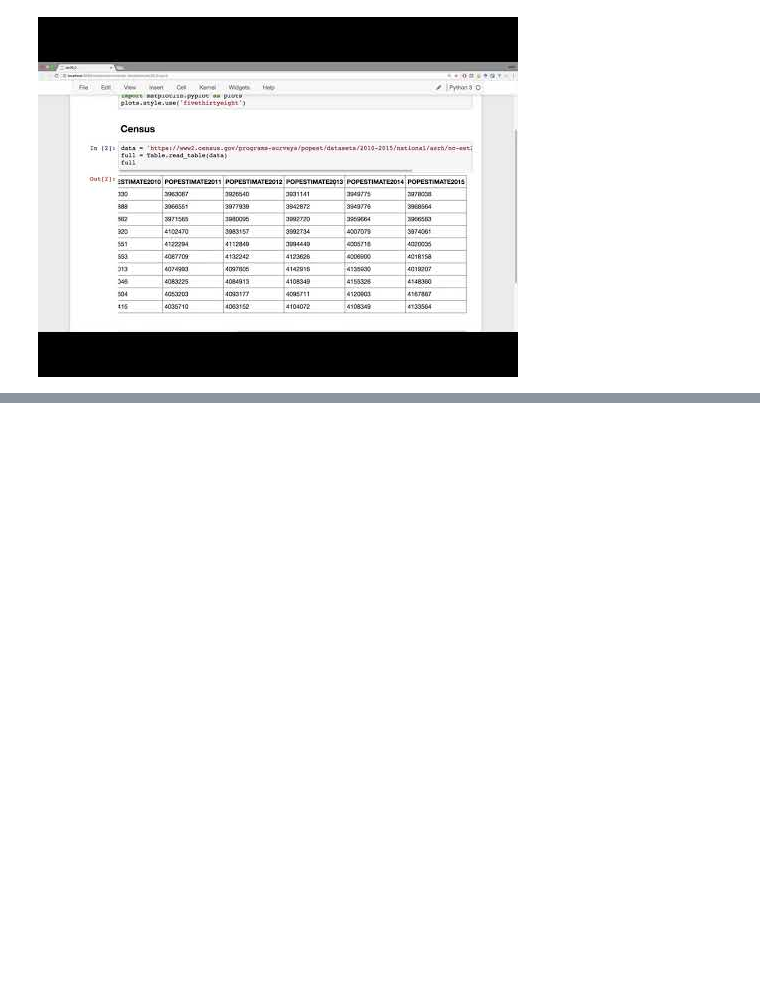
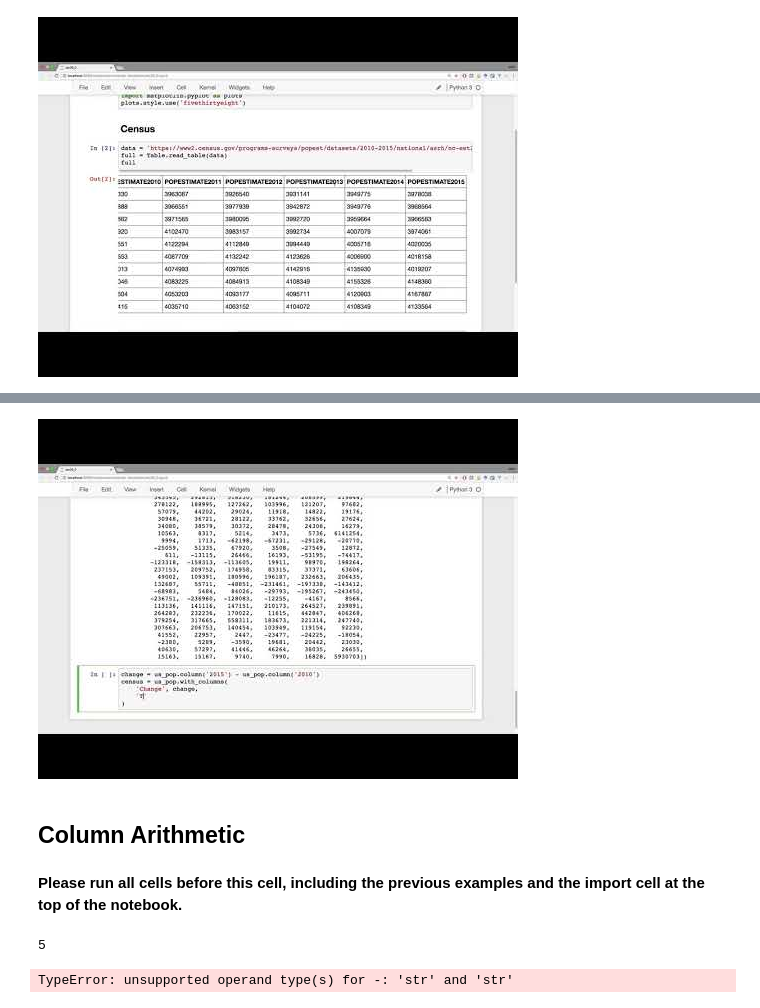
Before and after one commit to zach-guo/2023-DS-College-Advanatge, a Jupyter notebook: lec notebooks/lec06.ipynb, the cells around one changed output, grey strips where cells are left out. Saved outputs shown, nothing was run; the diff lists cells and outputs as text; code cells hidden in the pictures; blank space fills up the shorter version.

```diff
--- a/lec notebooks/lec06.ipynb
+++ b/lec notebooks/lec06.ipynb
@@ -152,0 +91,19 @@ simple.sort('AGE')
+# %%
+
+from IPython.display import YouTubeVideo
+
+YouTubeVideo('4SLry5hYcmE', width=800, height=300)
+# %% [output]
+[figure, added]
+# %% [markdown]
+## Column Arithmetic
+# %% [markdown]
+**Please run all cells before this cell, including the previous examples and the import cell at the top of the notebook.**
+# %%
+2015 - 2010
+# %% [output]
+5
+# %%
+'2015' - '2010'
+# %% [output]
+TypeError: unsupported operand type(s) for -: 'str' and 'str'
```
Also changed, not shown: parts of 48 cells of this notebook, 1 other file.
